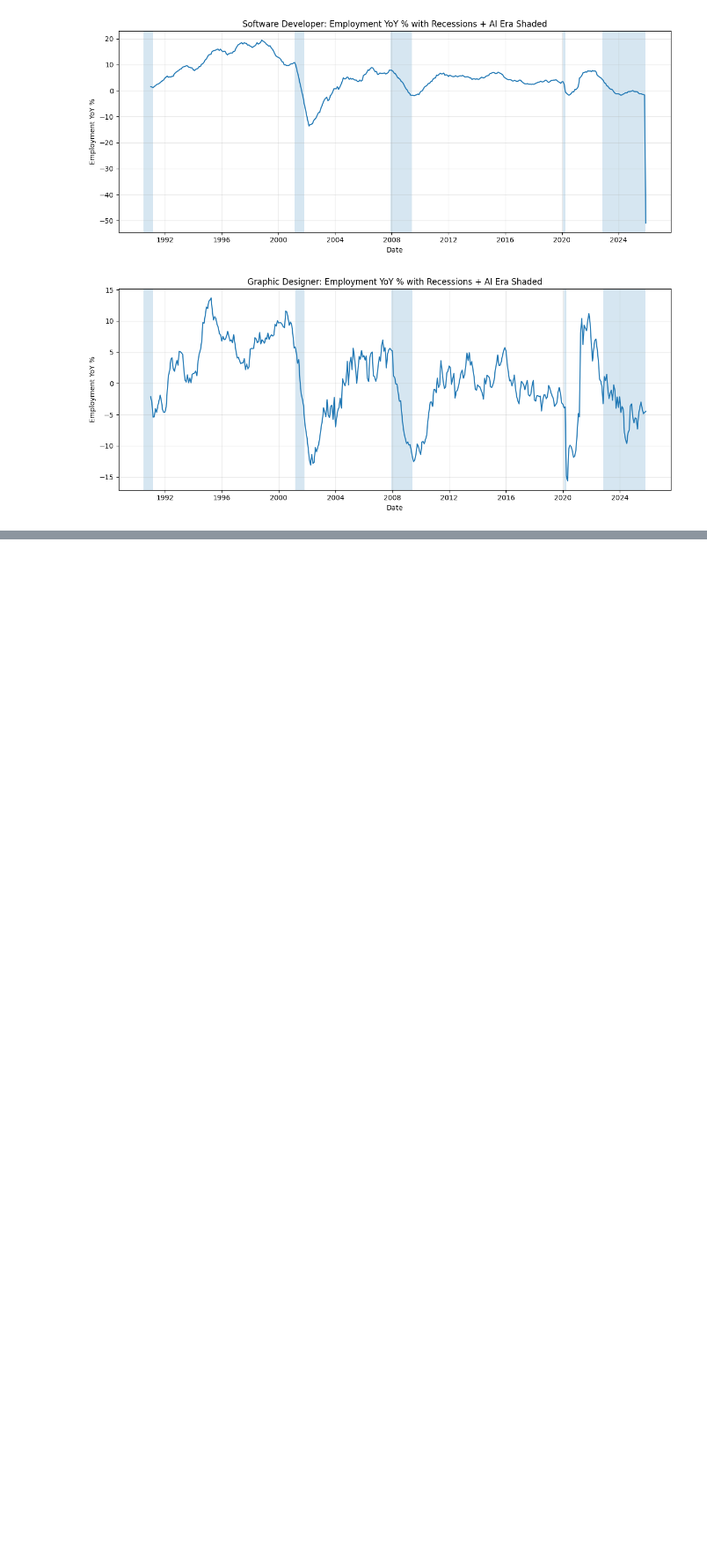
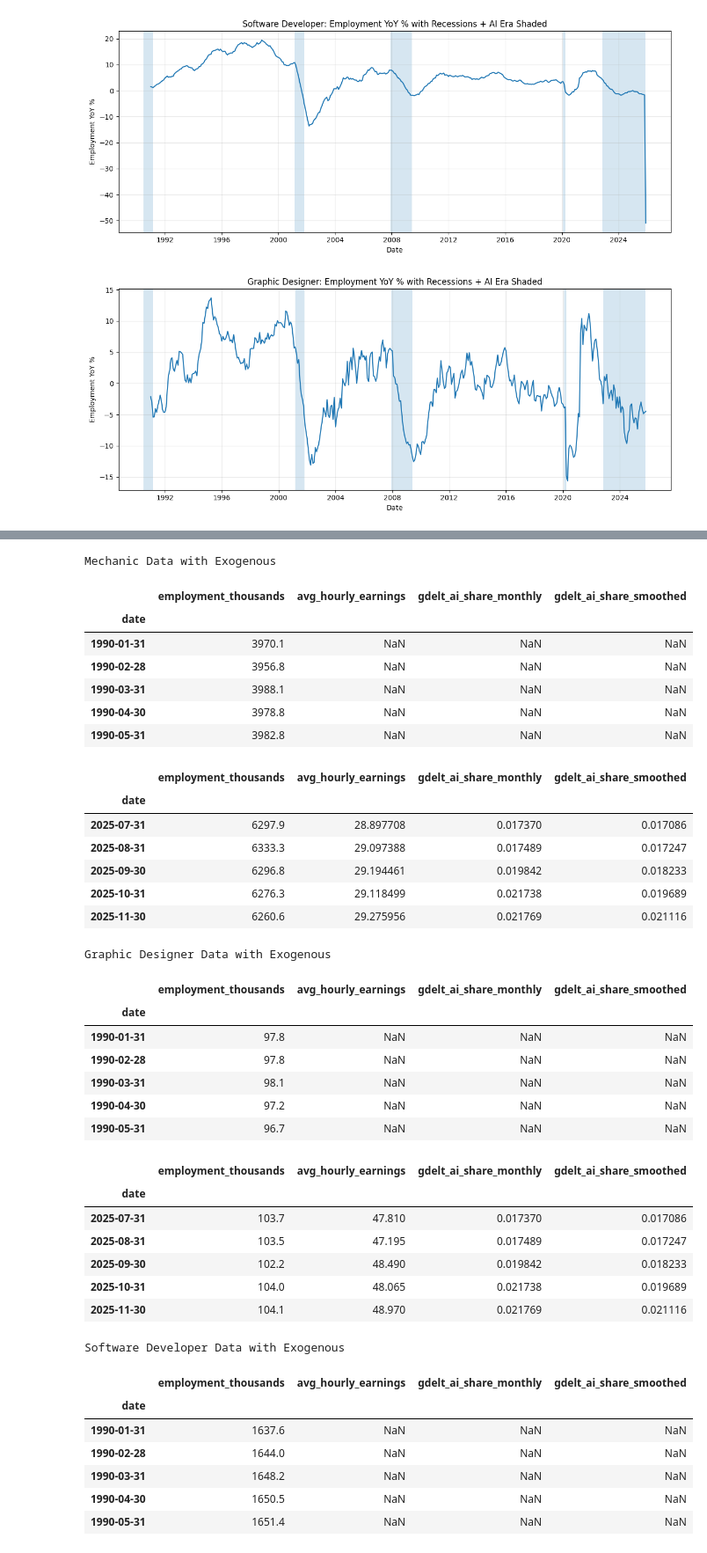
Before and after one commit to benji-carr/MCM_Problem_F_Data_Wrangling, a Jupyter notebook: EDA Notebooks/Current Employment Statistics EDA.ipynb, the cells around one changed output, grey strips where cells are left out. Shown at 88% size. Saved outputs shown, nothing was run; the diff lists cells and outputs as text; code cells hidden in the pictures; blank space fills up the shorter version.

```diff
--- a/EDA Notebooks/Current Employment Statistics EDA.ipynb
+++ b/EDA Notebooks/Current Employment Statistics EDA.ipynb
@@ -603,0 +687,51 @@ fig.show()
+# %%
+print("Mechanic Data with Exogenous")
+display(cleaned_dfs_with_ai["mechanic_monthly_ces.csv"].head())
+display(cleaned_dfs_with_ai["mechanic_monthly_ces.csv"].tail())
+
+print("Graphic Designer Data with Exogenous")
+display(cleaned_dfs_with_ai["graphic_designer_monthly_ces.csv"].head())
+display(cleaned_dfs_with_ai["graphic_designer_monthly_ces.csv"].tail())
+
+print("Software Developer Data with Exogenous")
+display(cleaned_dfs_with_ai["software_developer_monthly_ces.csv"].head())
+display(cleaned_dfs_with_ai["software_developer_monthly_ces.csv"].tail())
+# %% [output]
+Mechanic Data with Exogenous
+|  | employment_thousands | avg_hourly_earnings | gdelt_ai_share_monthly | gdelt_ai_share_smoothed |
+| date |  |  |  |  |
+| 1990-01-31 | 3970.1 | NaN | NaN | NaN |
+| 1990-02-28 | 3956.8 | NaN | NaN | NaN |
+| 1990-03-31 | 3988.1 | NaN | NaN | NaN |
+| 1990-04-30 | 3978.8 | NaN | NaN | NaN |
+| 1990-05-31 | 3982.8 | NaN | NaN | NaN |
+|  | employment_thousands | avg_hourly_earnings | gdelt_ai_share_monthly | gdelt_ai_share_smoothed |
+| date |  |  |  |  |
+| 2025-07-31 | 6297.9 | 28.897708 | 0.017370 | 0.017086 |
+| 2025-08-31 | 6333.3 | 29.097388 | 0.017489 | 0.017247 |
+| 2025-09-30 | 6296.8 | 29.194461 | 0.019842 | 0.018233 |
+| 2025-10-31 | 6276.3 | 29.118499 | 0.021738 | 0.019689 |
+| 2025-11-30 | 6260.6 | 29.275956 | 0.021769 | 0.021116 |
+Graphic Designer Data with Exogenous
+|  | employment_thousands | avg_hourly_earnings | gdelt_ai_share_monthly | gdelt_ai_share_smoothed |
+| date |  |  |  |  |
+| 1990-01-31 | 97.8 | NaN | NaN | NaN |
+| 1990-02-28 | 97.8 | NaN | NaN | NaN |
+| 1990-03-31 | 98.1 | NaN | NaN | NaN |
+| 1990-04-30 | 97.2 | NaN | NaN | NaN |
+| 1990-05-31 | 96.7 | NaN | NaN | NaN |
+|  | employment_thousands | avg_hourly_earnings | gdelt_ai_share_monthly | gdelt_ai_share_smoothed |
+| date |  |  |  |  |
+| 2025-07-31 | 103.7 | 47.810 | 0.017370 | 0.017086 |
+| 2025-08-31 | 103.5 | 47.195 | 0.017489 | 0.017247 |
+| 2025-09-30 | 102.2 | 48.490 | 0.019842 | 0.018233 |
+| 2025-10-31 | 104.0 | 48.065 | 0.021738 | 0.019689 |
+| 2025-11-30 | 104.1 | 48.970 | 0.021769 | 0.021116 |
+Software Developer Data with Exogenous
+|  | employment_thousands | avg_hourly_earnings | gdelt_ai_share_monthly | gdelt_ai_share_smoothed |
+| date |  |  |  |  |
+| 1990-01-31 | 1637.6 | NaN | NaN | NaN |
+| 1990-02-28 | 1644.0 | NaN | NaN | NaN |
+| 1990-03-31 | 1648.2 | NaN | NaN | NaN |
+| 1990-04-30 | 1650.5 | NaN | NaN | NaN |
+| 1990-05-31 | 1651.4 | NaN | NaN | NaN |
```
Also changed, not shown: parts of 14 cells of this notebook.
